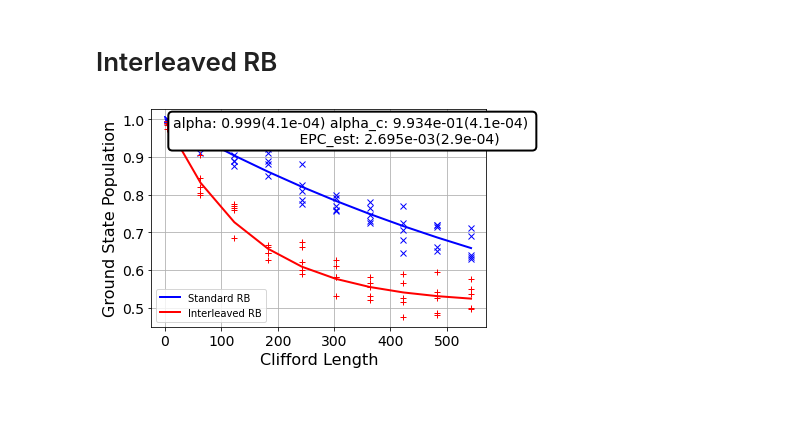
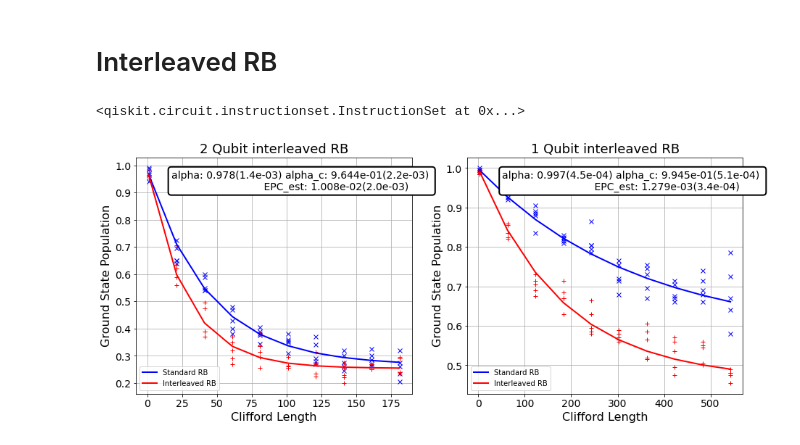
Before and after one commit to qiskit-community/qiskit-ignis, a Jupyter notebook: qiskit/ignis/verification/randomized_benchmarking/experiments/randomized_benchmarking.ipynb, the cells around one changed output. Drawn from its saved outputs; the diff is of its cells as text; code cells hidden in the pictures; blank space fills up the shorter version.

Commit message:
Interleaved RB now supports keeping the original gate in the circuit instead of converting to group element circuit

```diff
--- a/qiskit/ignis/verification/randomized_benchmarking/experiments/randomized_benchmarking.ipynb
+++ b/qiskit/ignis/verification/randomized_benchmarking/experiments/randomized_benchmarking.ipynb
@@ -321,17 +323,41 @@ Predicted 2Q Error per Clifford: 1.267517e-02
 # %% [markdown]
 # Interleaved RB
+# %%
+c = QuantumCircuit(2)
+c.h(0)
+c.cx(0,1)
+# %% [output]
+<qiskit.circuit.instructionset.InstructionSet at 0x...>
 # %%
 from qiskit.circuit.library import XGate
 exp1 = InterleavedRBExperiment(XGate(), nseeds=5, qubits=[1], lengths=[x*3 for x in nCliffs])
+
+c = QuantumCircuit(2)
+c.h(0)
+c.cx(0,1)
+exp02 = InterleavedRBExperiment(c, nseeds=5, qubits=[0,2], lengths=nCliffs)
+
 backend = qiskit.Aer.get_backend('qasm_simulator')
 shots = 200
+
 noise_model = NoiseModel()
 p1Q = 0.002
 p2Q = 0.01
+
 noise_model.add_all_qubit_quantum_error(depolarizing_error(p1Q, 1), 'u2')
 noise_model.add_all_qubit_quantum_error(depolarizing_error(2*p1Q, 1), 'u3')
 noise_model.add_all_qubit_quantum_error(depolarizing_error(p2Q, 2), 'cx')
 interleaved_rb_result_1 = exp1.run(backend, noise_model=noise_model, shots=shots)
-interleaved_rb_result_1.plot()
+interleaved_rb_result_02 = exp02.run(backend, noise_model=noise_model, shots=shots)
-# %% [output]
-[figure, removed]
+# %%
+plt.figure(figsize=(15, 6))
+results = [interleaved_rb_result_02, interleaved_rb_result_1]
+for i in range(2):
+    ax = plt.subplot(1, 2, i+1)
+    results[i].plot(ax=ax, add_label=True, show_plt=False)
+    # Add title and label
+    ax.set_title('%d Qubit interleaved RB'%(results[i].num_qubits()), fontsize=18)
+
+plt.show()
+# %% [output]
+[figure, added]
```
Also changed, not shown: parts of 13 cells of this notebook, 3 other files.
